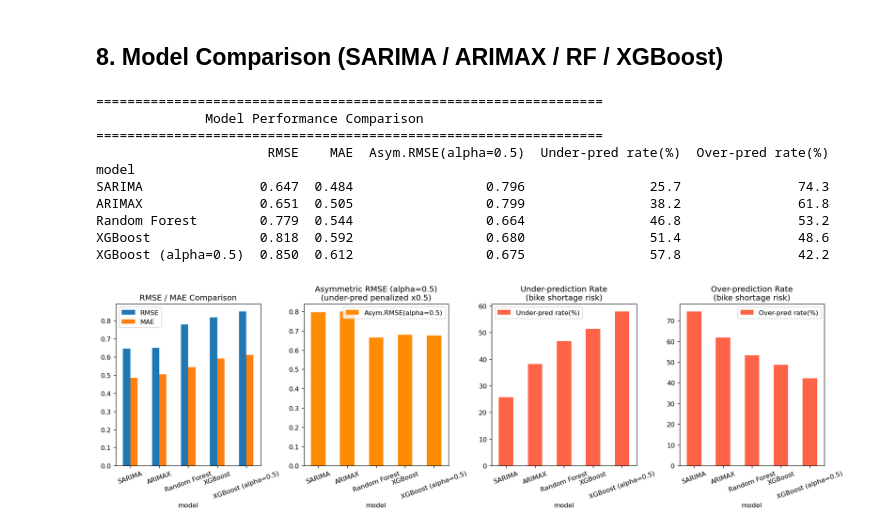
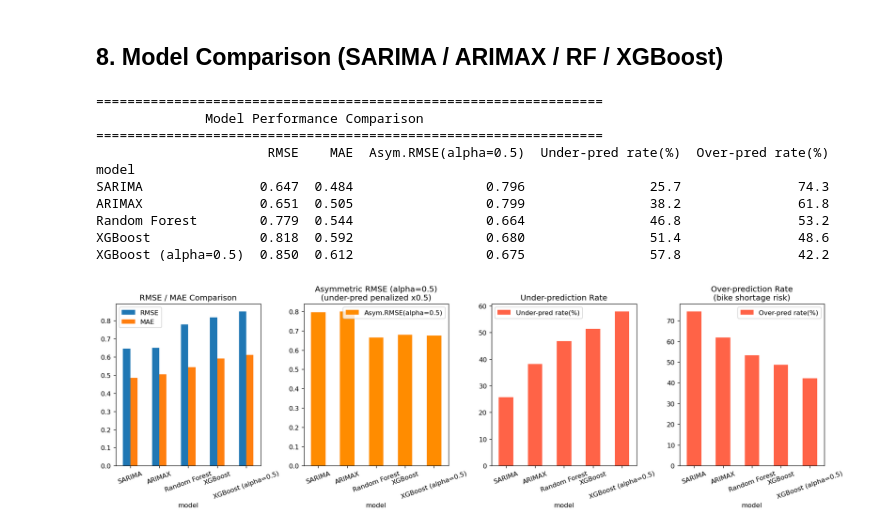
Before and after one commit to ezypuz/2026-Spring-TimeSeries-Group2, a Jupyter notebook: 99_bicycle-demand-forecase/notebooks/06_available_forecast_ml_models.ipynb, the cells around one changed output. Saved outputs shown, nothing was run; the diff lists cells and outputs as text; code cells hidden in the pictures.

```diff
--- a/99_bicycle-demand-forecase/notebooks/06_available_forecast_ml_models.ipynb
+++ b/99_bicycle-demand-forecase/notebooks/06_available_forecast_ml_models.ipynb
@@ -440,32 +440,32 @@ print(result_df.to_string())
 # Visualization
 asym_col = f"Asym.RMSE(alpha={ALPHA})"
 fig, axes = plt.subplots(1, 4, figsize=(16, 5))
 
 result_df[["RMSE", "MAE"]].plot(kind="bar", ax=axes[0],
     title="RMSE / MAE Comparison", rot=20)
 
 result_df[[asym_col]].plot(kind="bar", ax=axes[1],
     title=f"Asymmetric RMSE (alpha={ALPHA})\n(under-pred penalized x{ALPHA})",
     rot=20, color="darkorange")
 
 result_df[["Under-pred rate(%)"]].plot(kind="bar", ax=axes[2],
-    title="Under-prediction Rate\n(bike shortage risk)",
+    title="Under-prediction Rate",
     rot=20, color="tomato")
 
 result_df[["Over-pred rate(%)"]].plot(kind="bar", ax=axes[3],
     title="Over-prediction Rate\n(bike shortage risk)",
     rot=20, color="tomato")
 plt.tight_layout()
 plt.show()
 # %% [output]
 =================================================================
               Model Performance Comparison
 =================================================================
                       RMSE    MAE  Asym.RMSE(alpha=0.5)  Under-pred rate(%)  Over-pred rate(%)
 model
 SARIMA               0.647  0.484                 0.796                25.7               74.3
 ARIMAX               0.651  0.505                 0.799                38.2               61.8
 Random Forest        0.779  0.544                 0.664                46.8               53.2
 XGBoost              0.818  0.592                 0.680                51.4               48.6
 XGBoost (alpha=0.5)  0.850  0.612                 0.675                57.8               42.2
-[figure, old version]
+[figure, new version]
```
Also changed, not shown: parts of 1 cell of this notebook.
